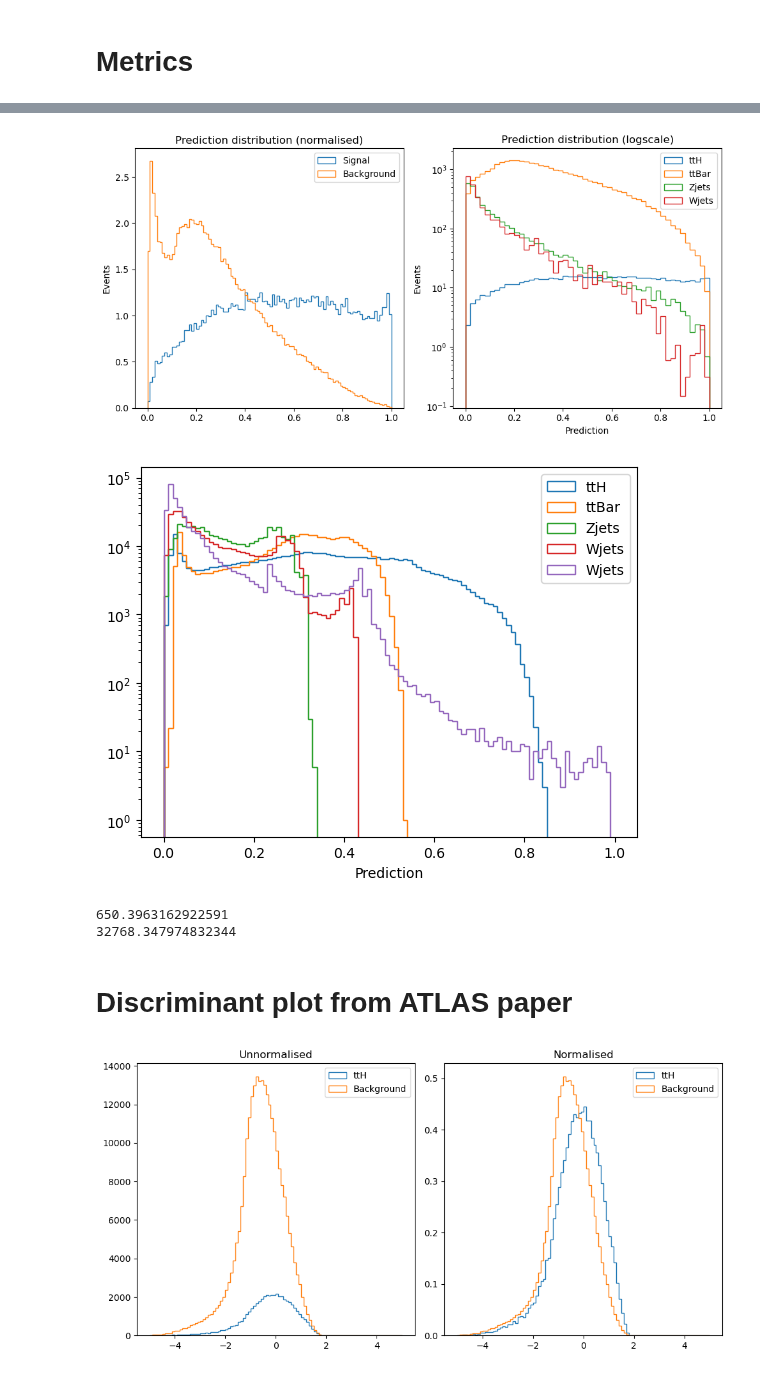
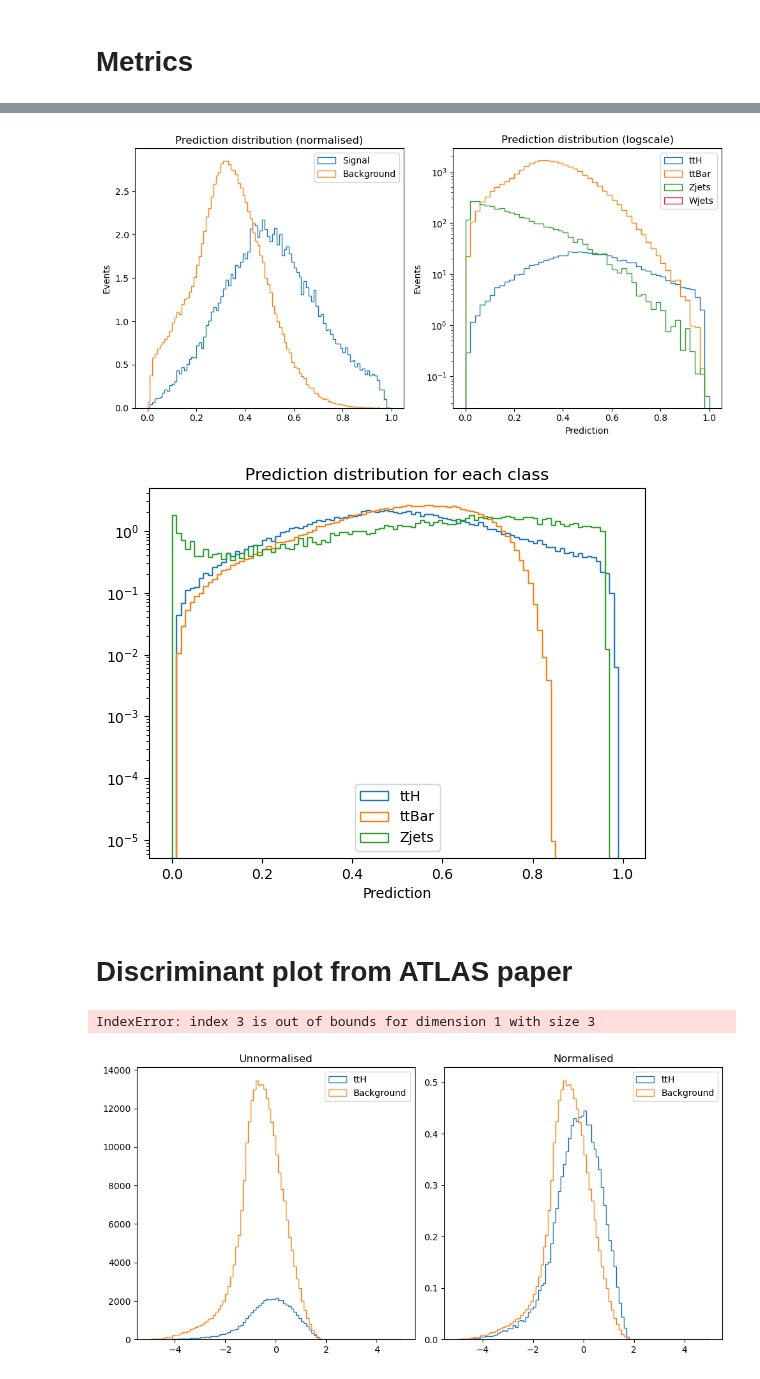
Before and after one commit to inigostibbe/msciproject, a Jupyter notebook: bristol-tth-transformer-msc_project/bristol-tth-transformer-msc_project/notebooks/training_multi.ipynb, the cells around one changed output, grey strips where cells are left out. Cells and saved outputs as stored; diff of their text form; code cells hidden in the pictures.

```diff
--- a/bristol-tth-transformer-msc_project/bristol-tth-transformer-msc_project/notebooks/training_multi.ipynb
+++ b/bristol-tth-transformer-msc_project/bristol-tth-transformer-msc_project/notebooks/training_multi.ipynb
@@ -58,7 +58,7 @@ outdir = f"./model_training/AOTransformer_{current_time}"
 os.makedirs(outdir, exist_ok=False)
 
 # Main path
-main_path = '/home/pk21271/prep_data/classes_4'
+main_path = '/home/pk21271/prep_data/ttH_ttbar_Zjets'
 
 # File paths
 x_path = os.path.join(main_path, 'X.pt')
@@ -134,7 +134,8 @@ The transformer model can be tweaked with the parameters below (see explanations
 The loss function is a composite of BCE, and decorrelation from the MET, to ensure the transformer does not sculpt the latter.
 # %%
 # Define model #
-loss_function = CrossEntropyWeightedLoss(weighted = True, weights = [1.1,1.0,1.0,1.0]) # Test with no weights,
+# loss_function = CrossEntropyWeightedLoss(weighted = True, weights = [1.1,1.0,1.0,1.0]) # Test with no weights,
+loss_function = FocalLoss(gamma=1.0, weighted=True) # Gamma = 0 should be equivalent to CE
 
 # loss = BCE + lambda * decorrelated loss # Lambda determines the strength of the decorrelation loss
 # lambda = 0 -> pure BCE
@@ -150,7 +151,7 @@ output_dim = len(torch.unique(y)) if len(torch.unique(y)) > 2 else 1
 print(output_dim)
 
 # Choose number of layers
-enc = 4
+enc = 5
 cla = 2
 dnn = 3
 
@@ -625,29 +610,31 @@ axes[1].set_yscale('log')
 plt.tight_layout()
 plt.show()
 # %% [output]
-[figure, old version]
+[figure, new version]
 # %%
 # Plot distributiosn of each class
 
-plt.hist(probs[:, 0], bins=100, range=(0, 1), histtype='step', label='ttH')
-plt.hist(probs[:, 1], bins=100, range=(0, 1), histtype='step', label='ttBar')
-plt.hist(probs[:, 2], bins=100, range=(0, 1), histtype='step', label='Zjets')
-plt.hist(probs[:, 3], bins=100, range=(0, 1), histtype='step', label='Wjets')
-plt.hist(probs[:, 4], bins=100, range=(0, 1), histtype='step', label='Wjets')
+# plt.hist(probs[:, 0][labels_flat==0], bins=100, range=(0, 1), histtype='step', label='ttH', weights=wn[labels_flat == 0])
+# plt.hist(probs[:, 1][labels_flat==1], bins=100, range=(0, 1), histtype='step', label='ttBar', weights=wn[labels_flat == 1])
+# plt.hist(probs[:, 2][labels_flat==2], bins=100, range=(0, 1), histtype='step', label='Zjets', weights=wn[labels_flat == 2])
+plt.hist(probs[:, 0][labels_flat==0], bins=100, range=(0, 1), histtype='step', label='ttH', weights=wn[labels_flat == 0], density=True)
+plt.hist(probs[:, 1][labels_flat==1], bins=100, range=(0, 1), histtype='step', label='ttBar', weights=wn[labels_flat == 1], density=True)
+plt.hist(probs[:, 2][labels_flat==2], bins=100, range=(0, 1), histtype='step', label='Zjets', weights=wn[labels_flat == 2], density=True)
+# # plt.hist(probs[:, 3], bins=100, range=(0, 1), histtype='step', label='Wjets')
+# # plt.hist(probs[:, 4], bins=100, range=(0, 1), histtype='step', label='Wjets')
 
 plt.yscale('log')
 plt.legend()
+plt.title('Prediction distribution for each class')
 # plt.ylim(10**-2,10)
 plt.xlabel('Prediction')
 plt.show()
+
+# print(len(probs[:, 2]))
+# print(len(labels_flat == 2))
+# print(len(probs_flat[labels_flat == 2]))
 # %% [output]
-[figure, old version]
+[figure, new version]
-# %%
-print(sum(wn[labels_flat == 0]))
-print(sum(wn[labels_flat == 1]))
-# %% [output]
-650.3963162922591
-32768.347974832344
 # %% [markdown]
 # Discriminant plot from ATLAS paper
 # %%
@@ -655,6 +642,8 @@ dhh_ttH = np.log(probs[:, 0] / (probs[:, 1] + probs[:, 2] + probs[:, 3])) # This
 # dhh_ttBar = np.log(probs[:, 1] / (probs[:, 0] + probs[:, 2] + probs[:, 3]))
 # dhh_Zjets = np.log(probs[:, 2] / (probs[:, 0] + probs[:, 1] + probs[:, 3]))
 # dhh_Wjets = np.log(probs[:, 3] / (probs[:, 0] + probs[:, 1] + probs[:, 2]))
+# %% [output]
+IndexError: index 3 is out of bounds for dimension 1 with size 3
 # %%
 # plt.hist(dhh_ttH, bins=100, range=(-5, 5), histtype='step', label='ttH')
 # plt.hist(dhh_ttBar, bins=100, range=(-5, 5), histtype='step', label='ttBar')
```
Also changed, not shown: parts of 10 cells of this notebook, 26 other files.
